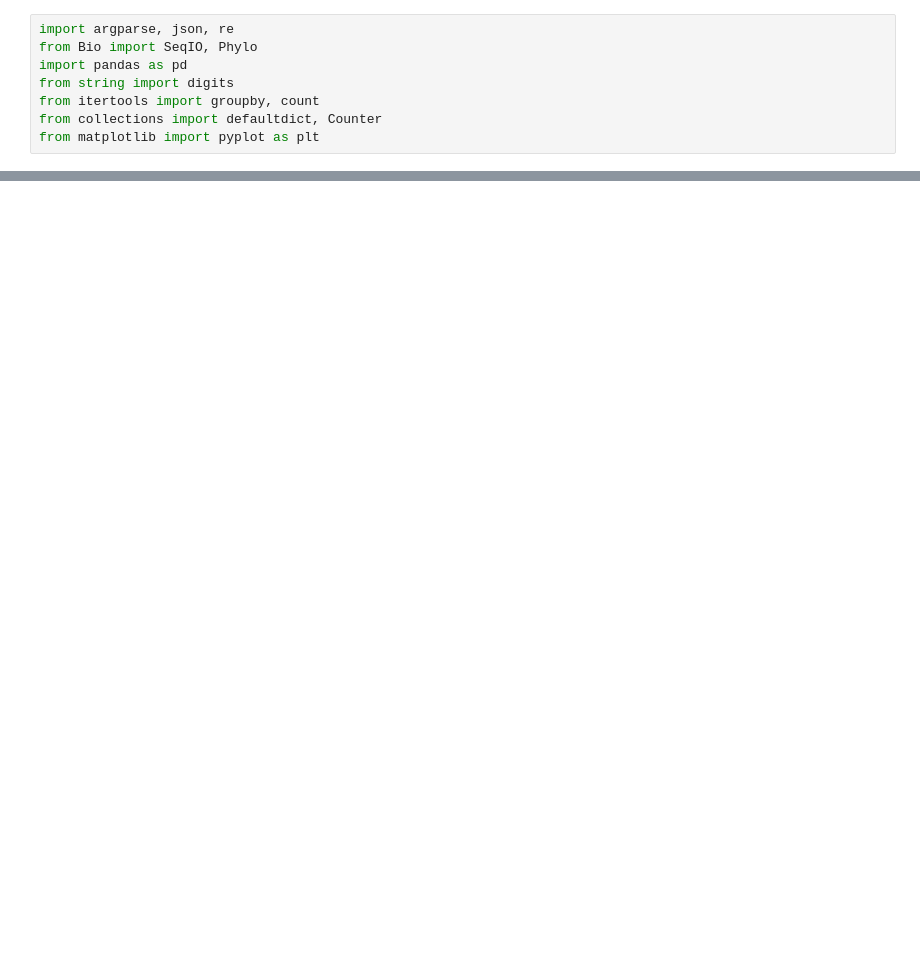
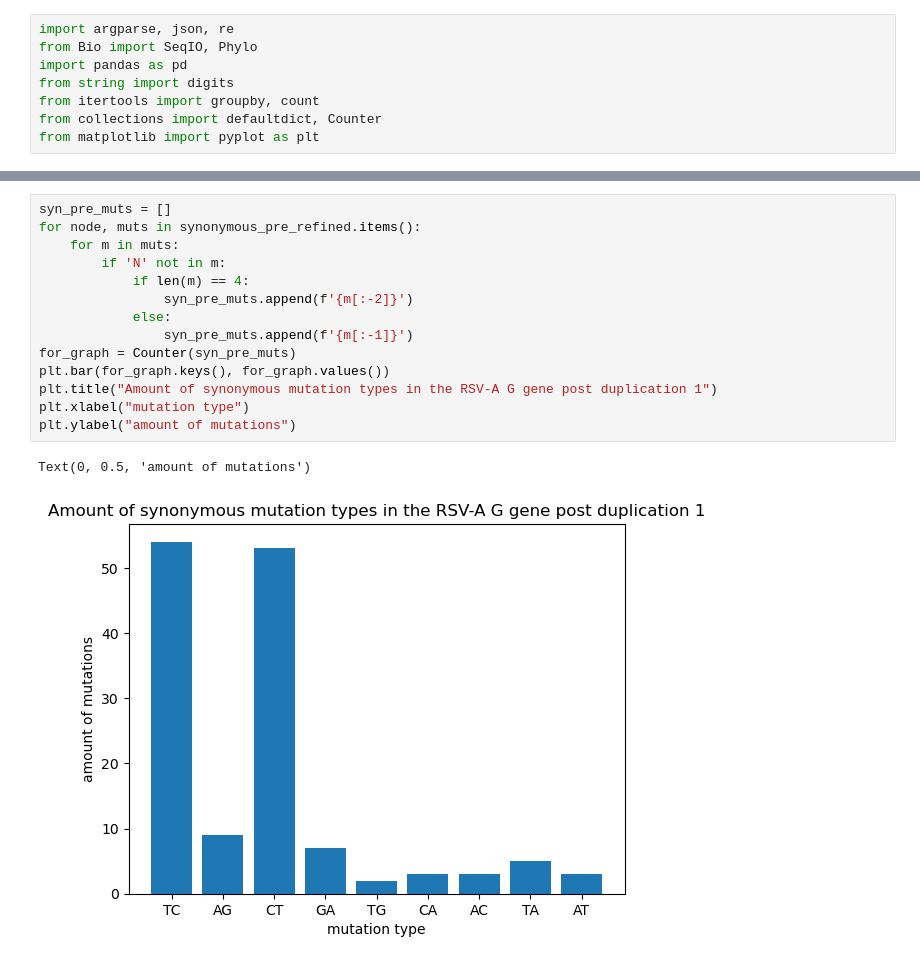
Before and after one commit to LauraU123/mutation_patterns, a Jupyter notebook: all_mutations.ipynb, the cells around one changed output, grey strips where cells are left out. Cells and saved outputs as stored; diff of their text form; blank space fills up the shorter version.

```diff
--- a/all_mutations.ipynb
+++ b/all_mutations.ipynb
@@ -219,0 +472,17 @@ non_synonymous_or_synonymous("data/aa_muts.json", "data/nt_muts.json")
+# %%
+syn_pre_muts = []
+for node, muts in synonymous_pre_refined.items():
+    for m in muts:
+        if 'N' not in m:
+            if len(m) == 4:
+                syn_pre_muts.append(f'{m[:-2]}')
+            else:
+                syn_pre_muts.append(f'{m[:-1]}')
+for_graph = Counter(syn_pre_muts)
+plt.bar(for_graph.keys(), for_graph.values())
+plt.title("Amount of synonymous mutation types in the RSV-A G gene post duplication 1")
+plt.xlabel("mutation type")
+plt.ylabel("amount of mutations")
+# %% [output]
+Text(0, 0.5, 'amount of mutations')
+[figure, added]
```
Also changed, not shown: parts of 5 cells of this notebook.
